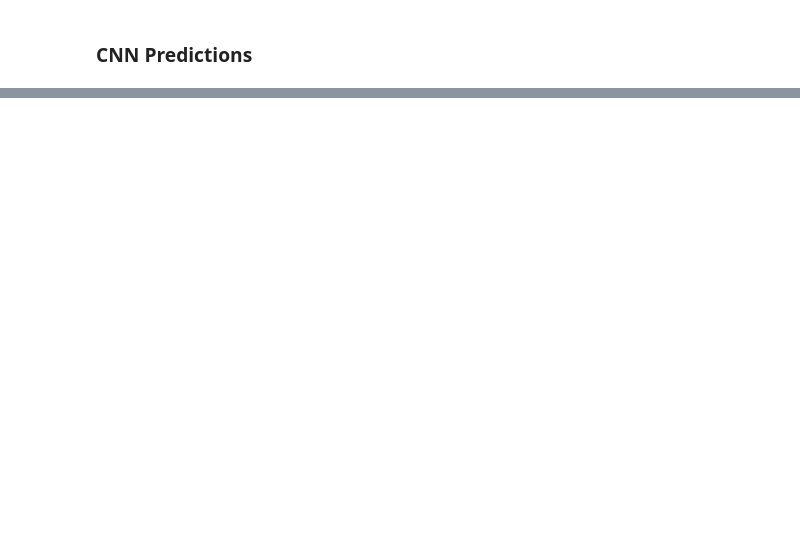
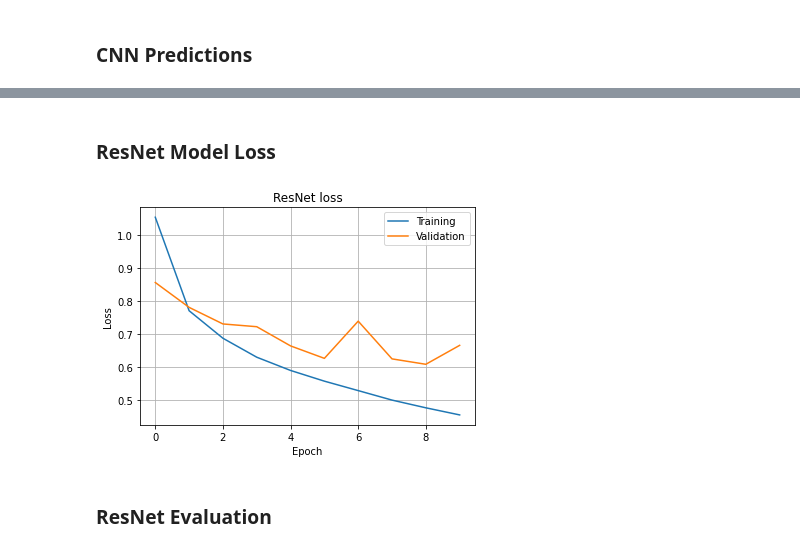
Before and after one commit to Srujana-A/Image-Classification-as-pm, a Jupyter notebook: Final_Project.ipynb, the cells around one changed output, grey strips where cells are left out. Saved outputs shown, nothing was run; the diff lists cells and outputs as text; code cells hidden in the pictures; blank space fills up the shorter version.

```diff
--- a/Final_Project.ipynb
+++ b/Final_Project.ipynb
@@ -196,0 +285,15 @@ plt.show()
+# %% [markdown]
+### ResNet Model Loss
+# %%
+plt.plot(history.history['loss'])
+plt.plot(history.history['val_loss'])
+plt.grid()
+plt.title('ResNet loss')
+plt.ylabel('Loss')
+plt.xlabel('Epoch')
+plt.legend(['Training', 'Validation'], loc='upper right')
+plt.show()
+# %% [output]
+[figure, added]
+# %% [markdown]
+### ResNet Evaluation
```
Also changed, not shown: parts of 50 cells of this notebook.
